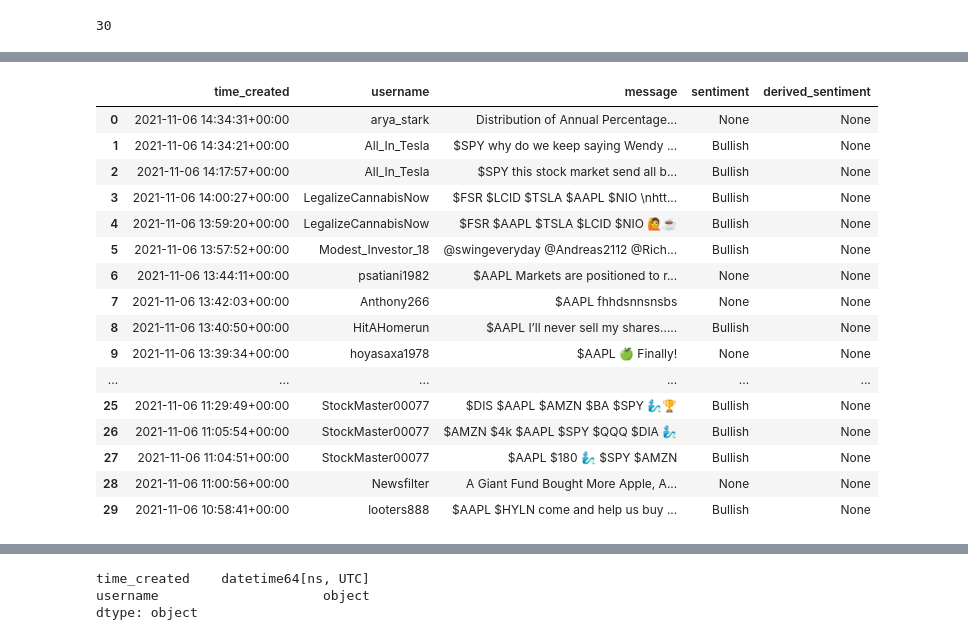
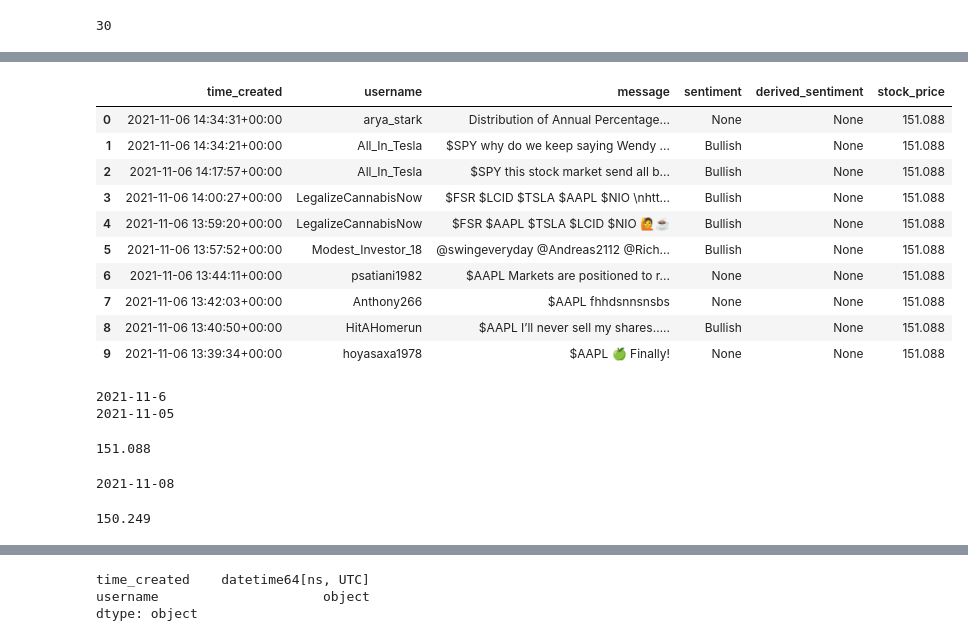
Before and after one commit to tharsoma/mec-mini-projects, a Jupyter notebook: capstone-project/Notebooks/data_clean.ipynb, the cells around one changed output, grey strips where cells are left out. Cells and saved outputs as stored; diff of their text form; code cells hidden in the pictures.

```diff
--- a/capstone-project/Notebooks/data_clean.ipynb
+++ b/capstone-project/Notebooks/data_clean.ipynb
@@ -63,3 +89,30 @@ df["username"] = new_json["user"][0]["username"]
+# %%
+from datetime import timedelta
+def subtract_days_from_date(date, days):
+    """Subtract days from a date and return the date.
+
+    Args:
+        date (string): Date string in YYYY-MM-DD format.
+        days (int): Number of days to subtract from date
+
+    Returns:
+        date (date): Date in YYYY-MM-DD with X days subtracted.
+    """
+
+    subtracted_date = pd.to_datetime(date) - timedelta(days=days)
+    subtracted_date = subtracted_date.strftime("%Y-%m-%d")
+
+    return subtracted_date
+# %%
+def get_stockprice_at_time(day):
+    #print(day)
+    try:
+        val = hist.loc[day].Close
+    except KeyError:
+        d = subtract_days_from_date(day, 1)
+        val = get_stockprice_at_time(d)
+
+    return round(val,3)
 # %%
 def get_sentiment(sentimentPath):
     if sentimentPath == None:
@@ -68,6 +121,10 @@ def get_sentiment(sentimentPath):
         return sentimentPath["basic"]
 # %%
 get_sentiment(new_json["entities"][0]["sentiment"])
+# %%
+ df = pd.DataFrame(columns=["time_created","username","message","sentiment","derived_sentiment","stock_price"])
 # %%
 for i in range(new_json.shape[0]):
-    df.loc[i]= [new_json["created_at"][i],new_json["user"][i]["username"],new_json["body"][i],get_sentiment(new_json["entities"][i]["sentiment"]),None]
+    ts = new_json["created_at"][i]
+    day = str(ts.year)+"-"+str(ts.month)+"-"+str(ts.day)
+    df.loc[i]= [new_json["created_at"][i],new_json["user"][i]["username"],new_json["body"][i],get_sentiment(new_json["entities"][i]["sentiment"]),None,get_stockprice_at_time(day)]
@@ -74,20 +133,28 @@ for i in range(new_json.shape[0]):
+# %%
+df.head(10)
+# %% [output]
+|  | time_created | username | message | sentiment | derived_sentiment | stock_price |
+| 0 | 2021-11-06 14:34:31+00:00 | arya_stark | Distribution of Annual Percentage... | None | None | 151.088 |
+| 1 | 2021-11-06 14:34:21+00:00 | All_In_Tesla | $SPY why do we keep saying Wendy ... | Bullish | None | 151.088 |
+| 2 | 2021-11-06 14:17:57+00:00 | All_In_Tesla | $SPY this stock market send all b... | Bullish | None | 151.088 |
+| 3 | 2021-11-06 14:00:27+00:00 | LegalizeCannabisNow | $FSR $LCID $TSLA $AAPL $NIO \nhtt... | Bullish | None | 151.088 |
+| 4 | 2021-11-06 13:59:20+00:00 | LegalizeCannabisNow | $FSR $AAPL $TSLA $LCID $NIO 🙋☕ | Bullish | None | 151.088 |
+| 5 | 2021-11-06 13:57:52+00:00 | Modest_Investor_18 | @swingeveryday @Andreas2112 @Rich... | Bullish | None | 151.088 |
+| 6 | 2021-11-06 13:44:11+00:00 | psatiani1982 | $AAPL Markets are positioned to r... | None | None | 151.088 |
+| 7 | 2021-11-06 13:42:03+00:00 | Anthony266 | $AAPL fhhdsnnsnsbs | None | None | 151.088 |
+| 8 | 2021-11-06 13:40:50+00:00 | HitAHomerun | $AAPL I’ll never sell my shares….. | Bullish | None | 151.088 |
+| 9 | 2021-11-06 13:39:34+00:00 | hoyasaxa1978 | $AAPL 🍏 Finally! | None | None | 151.088 |
 # %%
-df
+ts = df['time_created'][4]
+day = str(ts.year)+"-"+str(ts.month)+"-"+str(ts.day)
+price = get_stockprice_at_time(day)
+price
 # %% [output]
-|  | time_created | username | message | sentiment | derived_sentiment |
-| 0 | 2021-11-06 14:34:31+00:00 | arya_stark | Distribution of Annual Percentage... | None | None |
-| 1 | 2021-11-06 14:34:21+00:00 | All_In_Tesla | $SPY why do we keep saying Wendy ... | Bullish | None |
-| 2 | 2021-11-06 14:17:57+00:00 | All_In_Tesla | $SPY this stock market send all b... | Bullish | None |
-| 3 | 2021-11-06 14:00:27+00:00 | LegalizeCannabisNow | $FSR $LCID $TSLA $AAPL $NIO \nhtt... | Bullish | None |
-| 4 | 2021-11-06 13:59:20+00:00 | LegalizeCannabisNow | $FSR $AAPL $TSLA $LCID $NIO 🙋☕ | Bullish | None |
-| 5 | 2021-11-06 13:57:52+00:00 | Modest_Investor_18 | @swingeveryday @Andreas2112 @Rich... | Bullish | None |
-| 6 | 2021-11-06 13:44:11+00:00 | psatiani1982 | $AAPL Markets are positioned to r... | None | None |
-| 7 | 2021-11-06 13:42:03+00:00 | Anthony266 | $AAPL fhhdsnnsnsbs | None | None |
-| 8 | 2021-11-06 13:40:50+00:00 | HitAHomerun | $AAPL I’ll never sell my shares….. | Bullish | None |
-| 9 | 2021-11-06 13:39:34+00:00 | hoyasaxa1978 | $AAPL 🍏 Finally! | None | None |
-| ... | ... | ... | ... | ... | ... |
-| 25 | 2021-11-06 11:29:49+00:00 | StockMaster00077 | $DIS $AAPL $AMZN $BA $SPY 🧞‍♂️🏆 | Bullish | None |
-| 26 | 2021-11-06 11:05:54+00:00 | StockMaster00077 | $AMZN $4k $AAPL $SPY $QQQ $DIA 🧞‍♂️ | Bullish | None |
-| 27 | 2021-11-06 11:04:51+00:00 | StockMaster00077 | $AAPL $180 🧞‍♂️ $SPY $AMZN | Bullish | None |
-| 28 | 2021-11-06 11:00:56+00:00 | Newsfilter | A Giant Fund Bought More Apple, A... | None | None |
-| 29 | 2021-11-06 10:58:41+00:00 | looters888 | $AAPL $HYLN come and help us buy ... | Bullish | None |
+2021-11-6
+2021-11-05
+151.088
+# %%
+get_stockprice_at_time('2021-11-08')
+# %% [output]
+2021-11-08
+150.249
```
Also changed, not shown: parts of 8 cells of this notebook.
